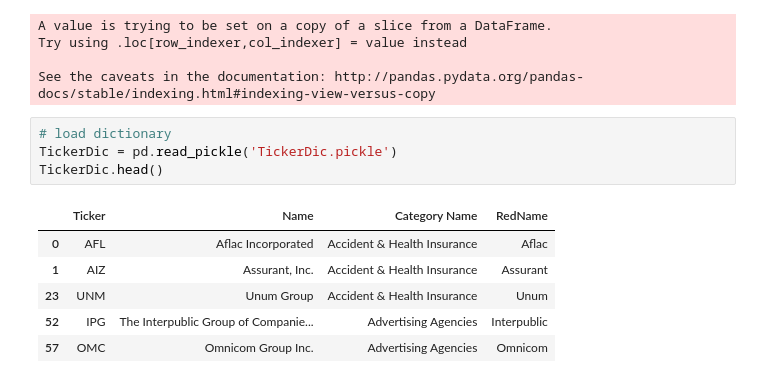
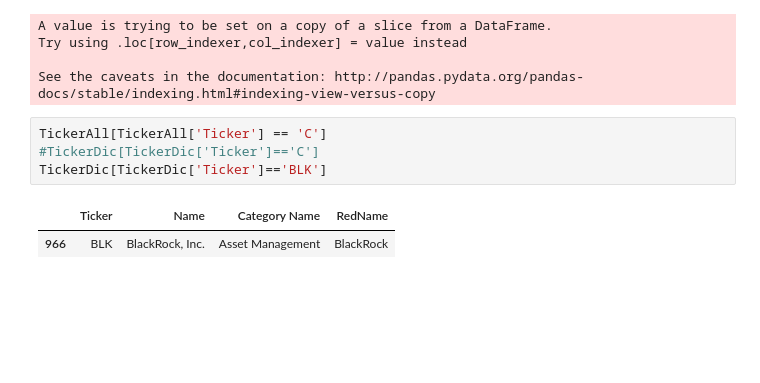
Before and after one commit to mlisovyi/dfine_hack2018, a Jupyter notebook: NB_dev.ipynb, the cells around one changed output. Cells and saved outputs as stored; diff of their text form; blank space fills up the shorter version.

```diff
--- a/NB_dev.ipynb
+++ b/NB_dev.ipynb
@@ -85,17 +85,13 @@ A value is trying to be set on a copy of a slice from a DataFrame.
 Try using .loc[row_indexer,col_indexer] = value instead
 
 See the caveats in the documentation: http://pandas.pydata.org/pandas-docs/stable/indexing.html#indexing-view-versus-copy
-# %%
-# load dictionary
-TickerDic = pd.read_pickle('TickerDic.pickle')
-TickerDic.head()
-# %% [output]
-|  | Ticker | Name | Category Name | RedName |
-| 0 | AFL | Aflac Incorporated | Accident & Health Insurance | Aflac |
-| 1 | AIZ | Assurant, Inc. | Accident & Health Insurance | Assurant |
-| 23 | UNM | Unum Group | Accident & Health Insurance | Unum |
-| 52 | IPG | The Interpublic Group of Companie... | Advertising Agencies | Interpublic |
-| 57 | OMC | Omnicom Group Inc. | Advertising Agencies | Omnicom |
+# %%
+TickerAll[TickerAll['Ticker'] == 'C']
+#TickerDic[TickerDic['Ticker']=='C']
+TickerDic[TickerDic['Ticker']=='BLK']
+# %% [output]
+|  | Ticker | Name | Category Name | RedName |
+| 966 | BLK | BlackRock, Inc. | Asset Management | BlackRock |
 # %%
 #########################################
 ### LoughranMcDonald MasterDictionary ###
```
Also changed, not shown: parts of 6 cells of this notebook.
